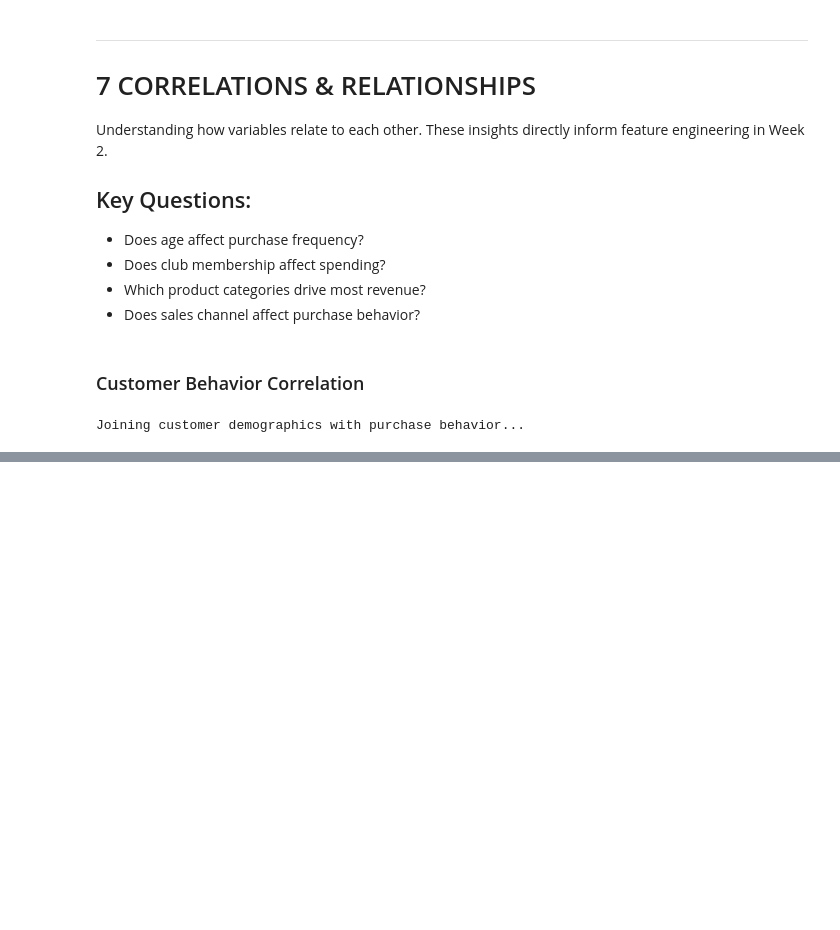
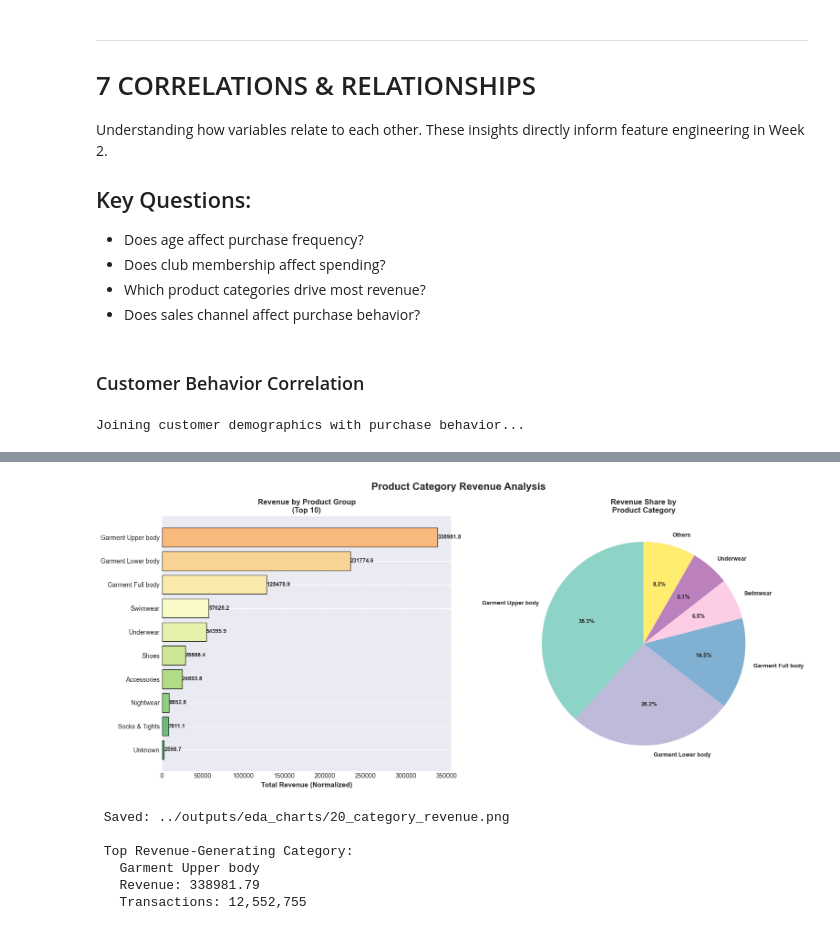
Before and after one commit to DeneeshK/H-M-Ecommerce-Intelligence-with-SPARK, a Jupyter notebook: notebooks/01_EDA.ipynb, the cells around one changed output, grey strips where cells are left out. Saved outputs shown, nothing was run; the diff lists cells and outputs as text; code cells hidden in the pictures; blank space fills up the shorter version.

```diff
--- a/notebooks/01_EDA.ipynb
+++ b/notebooks/01_EDA.ipynb
@@ -2164,0 +2354,16 @@ Joining customer demographics with purchase behavior...
+# %%
+# Join transactions with articles
+category_revenue = transactions_df.join(
+    articles_df.select("article_id", "product_group_name",
+                       "garment_group_name", "index_group_name"),
+    on="article_id",
+    how="left"
+).groupBy("product_group_name").agg(
+    spark_count("*").alias("transaction_count"),
+    spark_sum("price").alias("total_revenue"),
+    countDistinct("customer_id").alias("unique_customers"),
+    avg("price").alias("avg_price")
+).orderBy(desc("total_revenue"))
+
+# Convert to Pandas HERE
+category_revenue_pd = category_revenue.toPandas()
@@ -2164,0 +2394,62 @@ Joining customer demographics with purchase behavior...
+# %%
+# Visualization
+fig, axes = plt.subplots(1, 2, figsize=(16, 7))
+fig.suptitle('Product Category Revenue Analysis', fontsize=16, fontweight='bold')
+
+# 1. Revenue by category
+ax1 = axes[0]
+top_categories = category_revenue_pd.head(10)
+colors_cat = plt.cm.RdYlGn(np.linspace(0.3, 0.9, len(top_categories)))
+
+bars = ax1.barh(range(len(top_categories)),
+                top_categories['total_revenue'],
+                color=colors_cat, edgecolor='black', alpha=0.8)
+ax1.set_yticks(range(len(top_categories)))
+ax1.set_yticklabels(top_categories['product_group_name'], fontsize=10)
+ax1.set_xlabel('Total Revenue (Normalized)', fontsize=11, fontweight='bold')
+ax1.set_title('Revenue by Product Group\n(Top 10)', fontsize=12, fontweight='bold')
+ax1.invert_yaxis()
+ax1.grid(True, alpha=0.3, axis='x')
+
+for i, (bar, val) in enumerate(zip(bars, top_categories['total_revenue'])):
+    ax1.text(val + 0.01, i, f'{val:.1f}', va='center',
+             fontsize=9, fontweight='bold')
+
+# 2. Revenue share pie chart
+ax2 = axes[1]
+top_5 = category_revenue_pd.head(5)
+others_revenue = category_revenue_pd.iloc[5:]['total_revenue'].sum()
+pie_data = list(top_5['total_revenue']) + [others_revenue]
+pie_labels = list(top_5['product_group_name']) + ['Others']
+colors_pie = plt.cm.Set3(np.linspace(0, 1, len(pie_data)))
+
+wedges, texts, autotexts = ax2.pie(
+    pie_data,
+    labels=pie_labels,
+    autopct='%1.1f%%',
+    startangle=90,
+    colors=colors_pie,
+    textprops={'fontsize': 9, 'fontweight': 'bold'}
+)
+
+ax2.set_title('Revenue Share by\nProduct Category',
+              fontsize=12, fontweight='bold')
+
+plt.tight_layout()
+plt.savefig(f"{OUTPUT_DIR}/20_category_revenue.png", dpi=300, bbox_inches='tight')
+plt.show()
+
+print(f"\n Saved: {OUTPUT_DIR}/20_category_revenue.png")
+
+print(f"\n Top Revenue-Generating Category:")
+print(f"   {category_revenue_pd.iloc[0]['product_group_name']}")
+print(f"   Revenue: {category_revenue_pd.iloc[0]['total_revenue']:.2f}")
+print(f"   Transactions: {category_revenue_pd.iloc[0]['transaction_count']:,}")
+# %% [output]
+[figure, added]
+ Saved: ../outputs/eda_charts/20_category_revenue.png
+
+ Top Revenue-Generating Category:
+   Garment Upper body
+   Revenue: 338981.79
+   Transactions: 12,552,755
```
Also changed, not shown: parts of 12 cells of this notebook, 5 other files.
